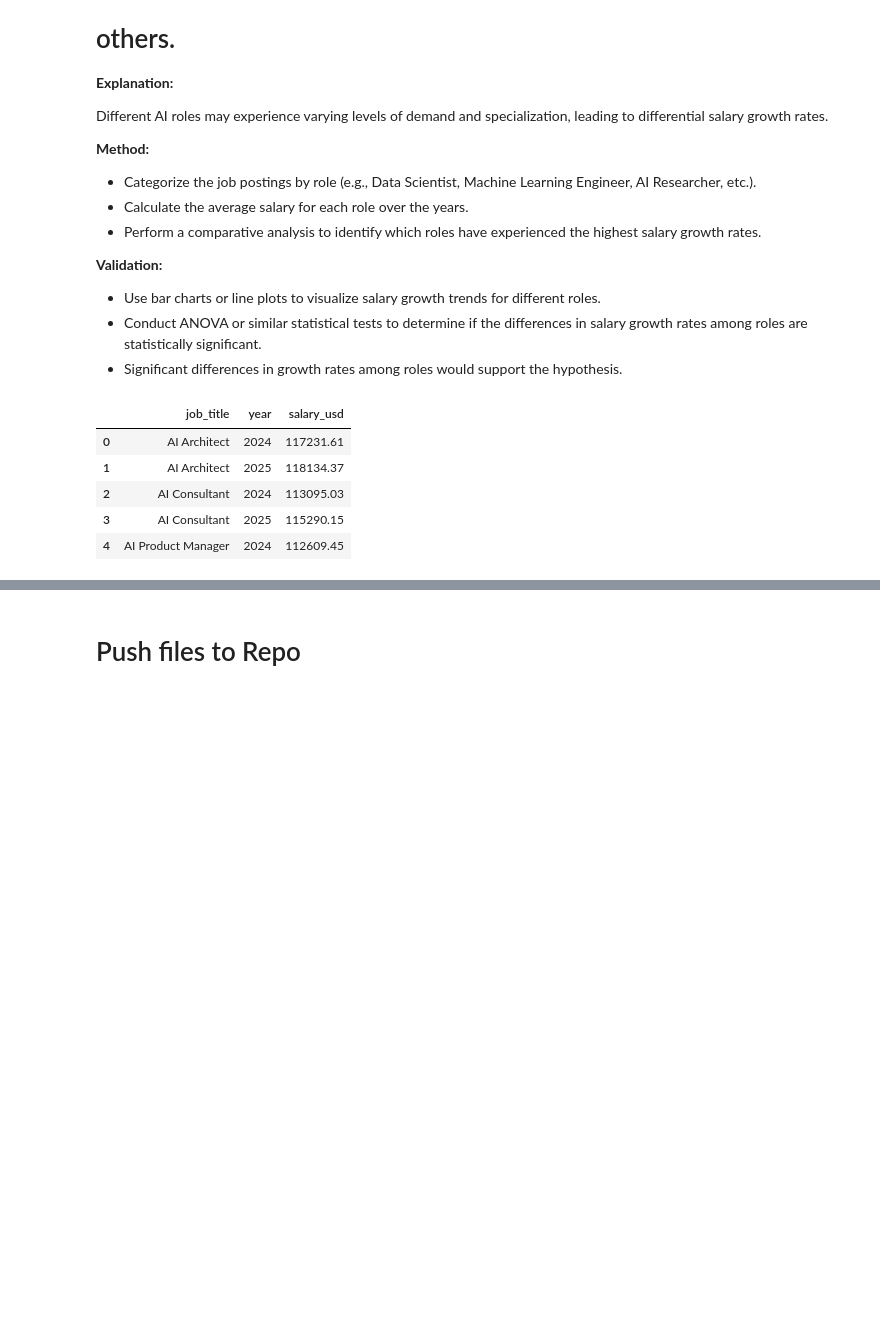
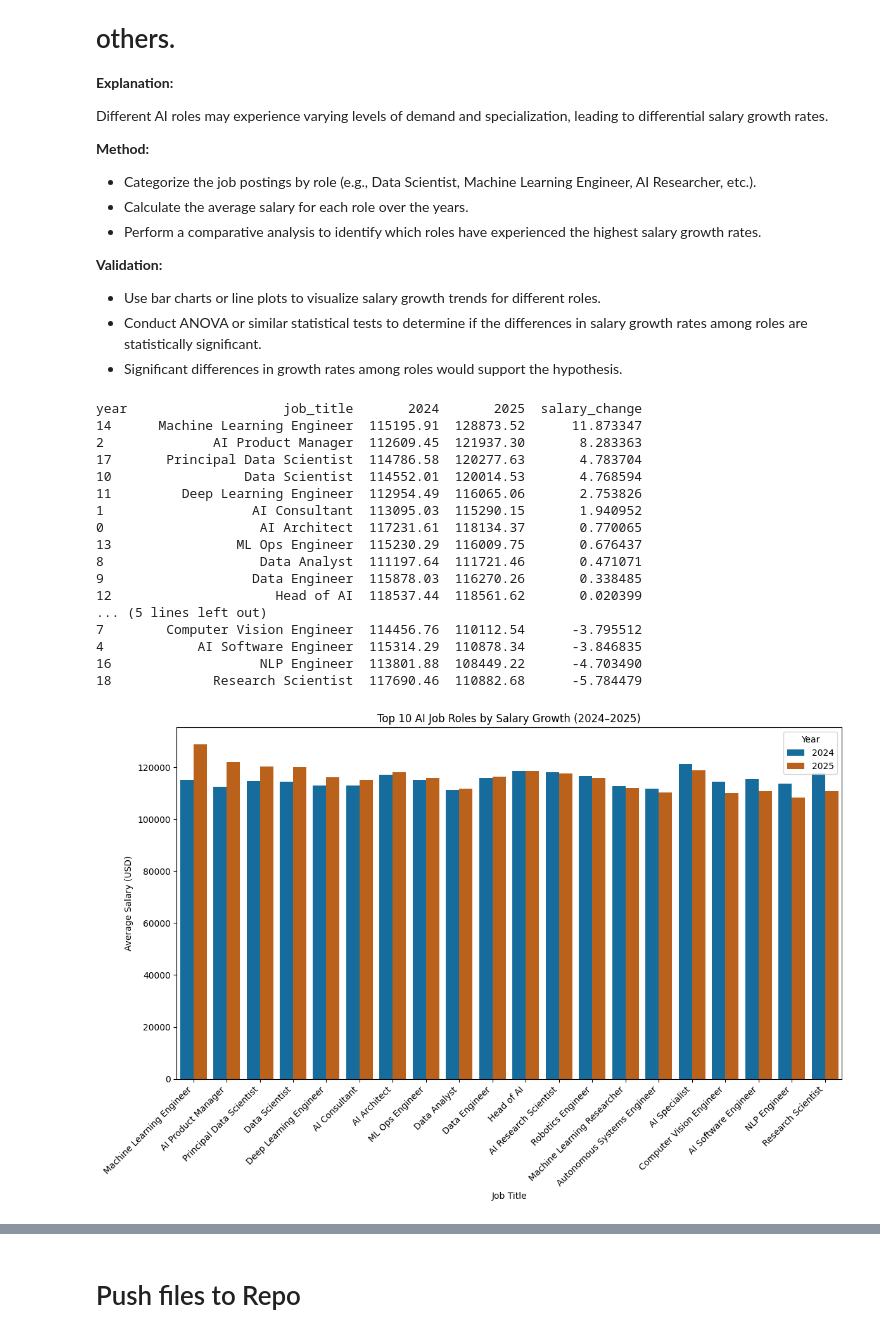
Before and after one commit to tanzilachand/Global-_AI_Job_Market_Salary_Trends_2025, a Jupyter notebook: jupyter_notebooks/Hypothesis_Testing.ipynb, the cells around one changed output, grey strips where cells are left out. Drawn from its saved outputs; the diff is of its cells as text; code cells hidden in the pictures; blank space fills up the shorter version.

```diff
--- a/jupyter_notebooks/Hypothesis_Testing.ipynb
+++ b/jupyter_notebooks/Hypothesis_Testing.ipynb
@@ -162,18 +163,52 @@ plt.show()
 - Use bar charts or line plots to visualize salary growth trends for different roles.
 - Conduct ANOVA or similar statistical tests to determine if the differences in salary growth rates among roles are statistically significant.
 - Significant differences in growth rates among roles would support the hypothesis.
-# %%
-# Compute average salary by job title and year
-avg_salary_by_role = (
-    df.groupby(['job_title', 'year'])['salary_usd']
-    .mean()
-    .reset_index().round(2)
-)
-avg_salary_by_role.head()
-# %% [output]
-|  | job_title | year | salary_usd |
-| 0 | AI Architect | 2024 | 117231.61 |
-| 1 | AI Architect | 2025 | 118134.37 |
-| 2 | AI Consultant | 2024 | 113095.03 |
-| 3 | AI Consultant | 2025 | 115290.15 |
-| 4 | AI Product Manager | 2024 | 112609.45 |
+# %%
+# Compute average salary by job title and year
+avg_salary_by_role = (
+    df.groupby(['job_title', 'year'])['salary_usd']
+    .mean()
+    .reset_index().round(2)
+)
+#average salary by job title over the years
+pivot_table = avg_salary_by_role.pivot(index='job_title', columns='year', values='salary_usd').reset_index()
+pivot_table['salary_change'] = ((pivot_table[2025] - pivot_table[2024]) / pivot_table[2024]) * 100
+pivot_table = pivot_table.sort_values(by='salary_change', ascending=False)
+print(pivot_table[['job_title', 2024, 2025, 'salary_change']])
+
+#--- Plot ---#
+
+plt.figure(figsize=(12, 8))
+sns.barplot(
+    data=pivot_table.melt(id_vars='job_title', value_vars=[2024, 2025], var_name='year', value_name='avg_salary'),
+    x='job_title',
+    y='avg_salary',
+    hue='year',
+    palette=['#0072B2', '#D55E00']
+)
+plt.title('Top 10 AI Job Roles by Salary Growth (2024–2025)')
+plt.xlabel('Job Title')
+plt.ylabel('Average Salary (USD)')
+plt.xticks(rotation=45, ha='right')
+plt.legend(title='Year')
+plt.tight_layout()
+plt.show()
+# %% [output]
+year                    job_title       2024       2025  salary_change
+14      Machine Learning Engineer  115195.91  128873.52      11.873347
+2              AI Product Manager  112609.45  121937.30       8.283363
+17       Principal Data Scientist  114786.58  120277.63       4.783704
+10                 Data Scientist  114552.01  120014.53       4.768594
+11         Deep Learning Engineer  112954.49  116065.06       2.753826
+1                   AI Consultant  113095.03  115290.15       1.940952
+0                    AI Architect  117231.61  118134.37       0.770065
+13                ML Ops Engineer  115230.29  116009.75       0.676437
+8                    Data Analyst  111197.64  111721.46       0.471071
+9                   Data Engineer  115878.03  116270.26       0.338485
+12                     Head of AI  118537.44  118561.62       0.020399
+... (5 lines left out)
+7        Computer Vision Engineer  114456.76  110112.54      -3.795512
+4            AI Software Engineer  115314.29  110878.34      -3.846835
+16                   NLP Engineer  113801.88  108449.22      -4.703490
+18             Research Scientist  117690.46  110882.68      -5.784479
+[figure, added]
```
Also changed, not shown: parts of 4 cells of this notebook.
